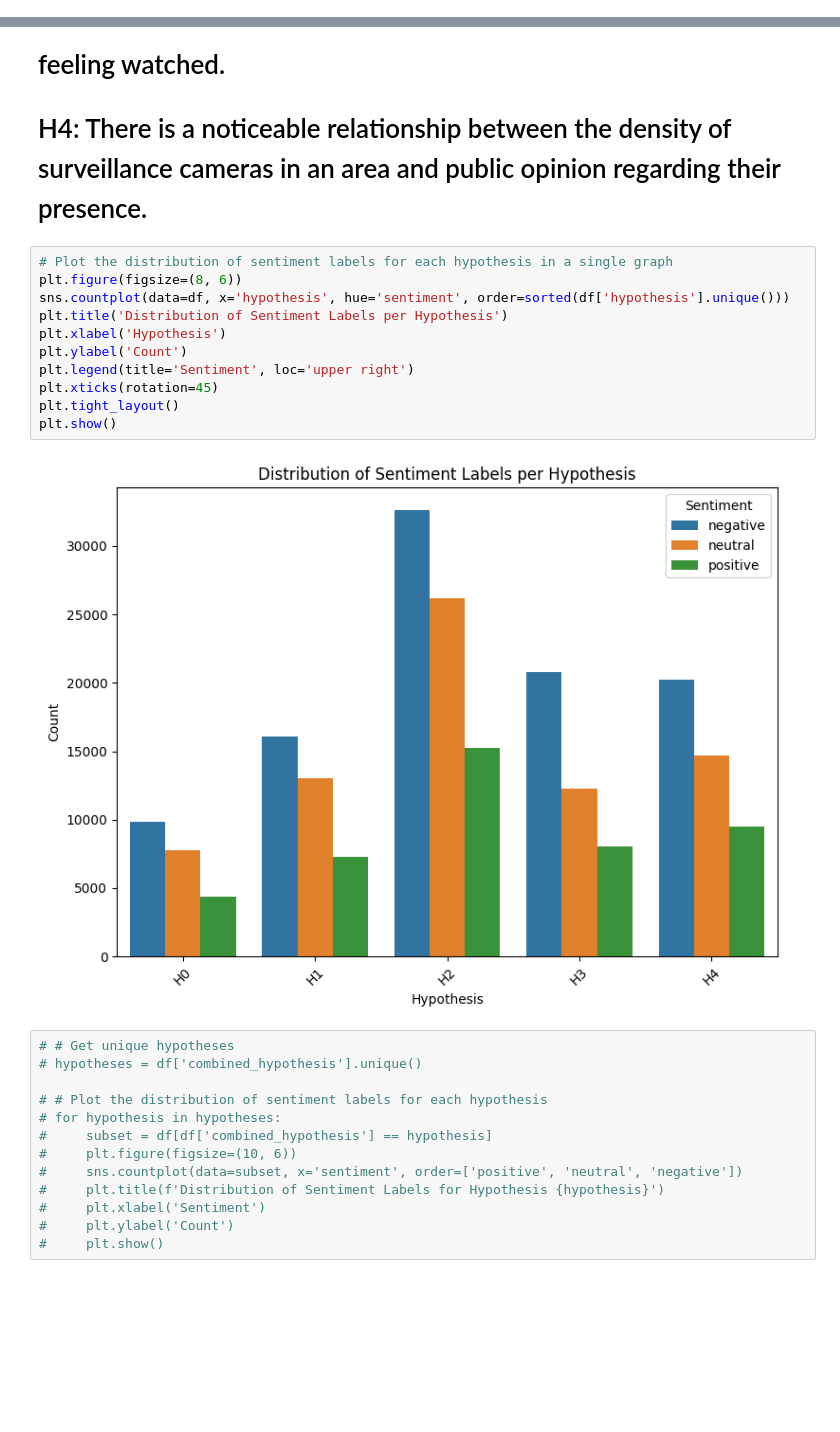
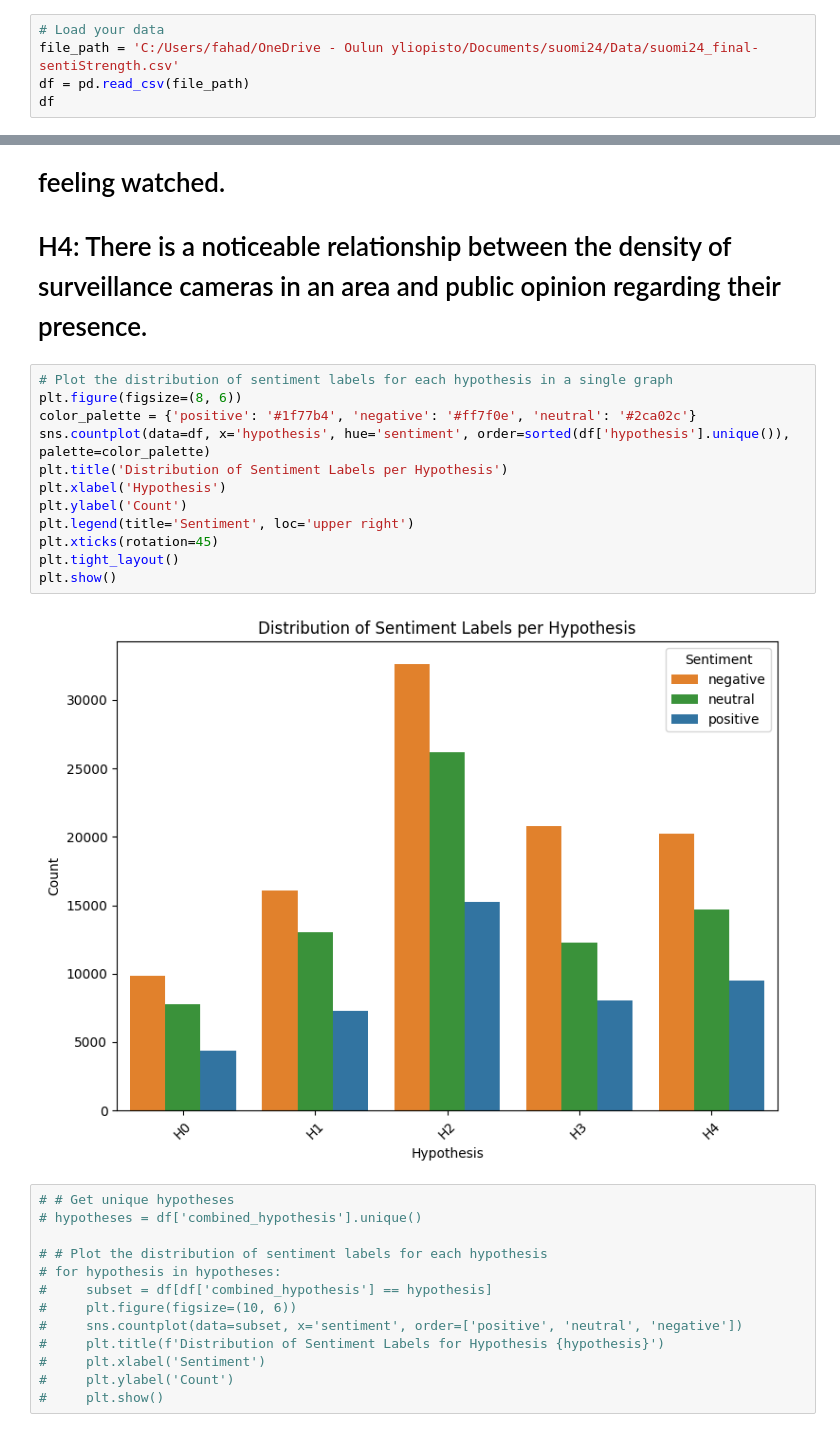
Before and after one commit to fahadchauhan/Public-Sentiment-and-Spatial-Distribution-of-Security-Cameras, a Jupyter notebook: suomi24/Sentiment_mining_SentiStrength-suomi24.ipynb, the cells around one changed output, grey strips where cells are left out. Drawn from its saved outputs; the diff is of its cells as text; blank space fills up the shorter version.

Commit message:
assigned color pallete to sentiment graphs

```diff
--- a/suomi24/Sentiment_mining_SentiStrength-suomi24.ipynb
+++ b/suomi24/Sentiment_mining_SentiStrength-suomi24.ipynb
@@ -97,0 +126,5 @@ df.to_csv('C:/Users/user/OneDrive - Oulun yliopisto/Documents/suomi24/Data/suomi
+# %%
+# Load your data
+file_path = 'C:/Users/fahad/OneDrive - Oulun yliopisto/Documents/suomi24/Data/suomi24_final-sentiStrength.csv'
+df = pd.read_csv(file_path)
+df
@@ -104,16 +151,17 @@ df.to_csv('C:/Users/user/OneDrive - Oulun yliopisto/Documents/suomi24/Data/suomi
 # %%
 # Plot the distribution of sentiment labels for each hypothesis in a single graph
 plt.figure(figsize=(8, 6))
-sns.countplot(data=df, x='hypothesis', hue='sentiment', order=sorted(df['hypothesis'].unique()))
+color_palette = {'positive': '#1f77b4', 'negative': '#ff7f0e', 'neutral': '#2ca02c'}
+sns.countplot(data=df, x='hypothesis', hue='sentiment', order=sorted(df['hypothesis'].unique()), palette=color_palette)
 plt.title('Distribution of Sentiment Labels per Hypothesis')
 plt.xlabel('Hypothesis')
 plt.ylabel('Count')
 plt.legend(title='Sentiment', loc='upper right')
 plt.xticks(rotation=45)
 plt.tight_layout()
 plt.show()
 # %% [output]
-[figure, old version]
+[figure, new version]
 # %%
 # # Get unique hypotheses
 # hypotheses = df['combined_hypothesis'].unique()
```
Also changed, not shown: parts of 3 cells of this notebook, 2 other files.
